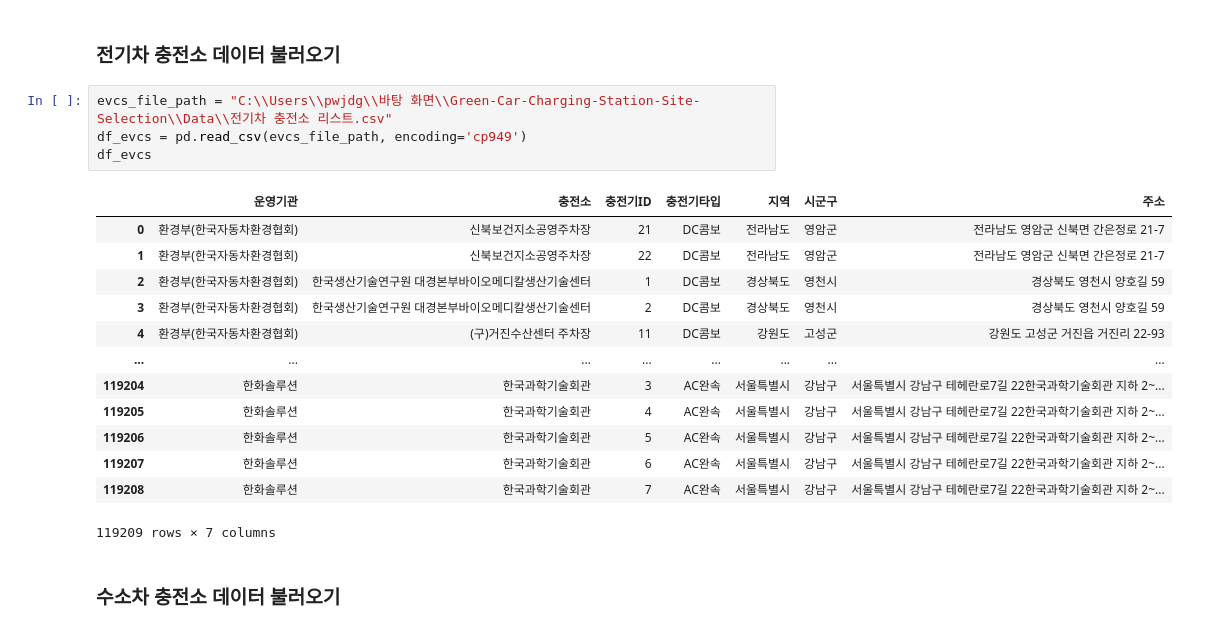
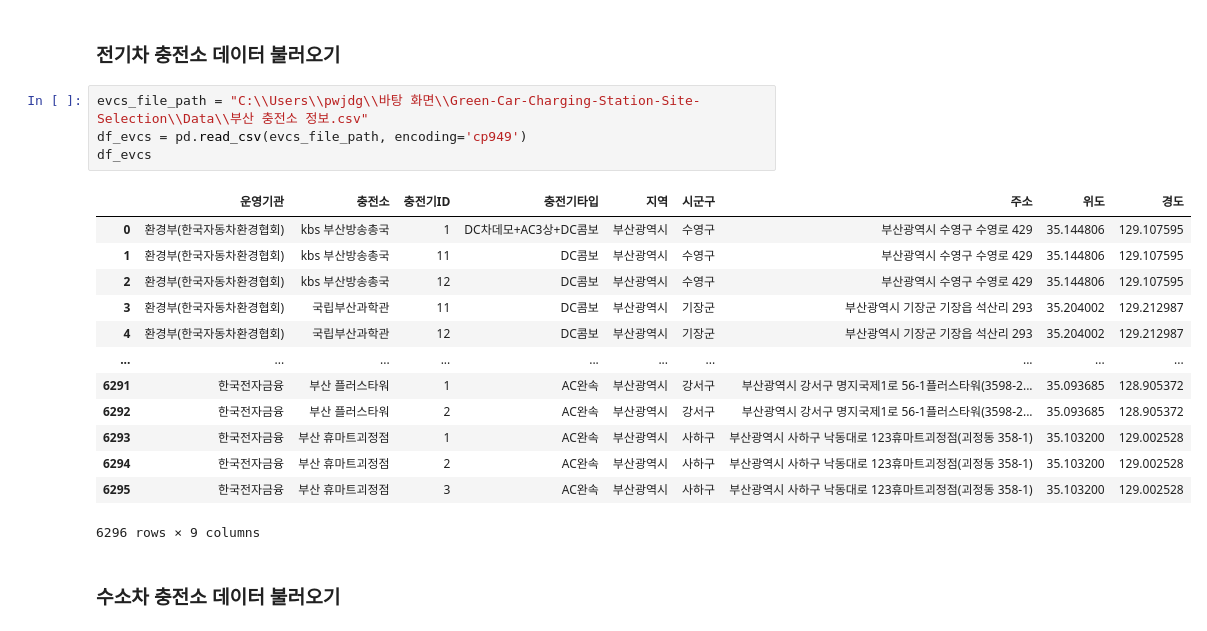
Before and after one commit to jhparkland/Green-Car-Charging-Station-Site-Selection, a Jupyter notebook: Notebook/GVCS/GVCS.ipynb, the cells around one changed output. Drawn from its saved outputs; the diff is of its cells as text.

```diff
--- a/Notebook/GVCS/GVCS.ipynb
+++ b/Notebook/GVCS/GVCS.ipynb
@@ -570,23 +570,23 @@ busan_people_describe
 # %% [markdown]
 ### 전기차 충전소 데이터 불러오기
 # %%
-evcs_file_path = "C:\\Users\\pwjdg\\바탕 화면\\Green-Car-Charging-Station-Site-Selection\\Data\\전기차 충전소 리스트.csv"
+evcs_file_path = "C:\\Users\\pwjdg\\바탕 화면\\Green-Car-Charging-Station-Site-Selection\\Data\\부산 충전소 정보.csv"
 df_evcs = pd.read_csv(evcs_file_path, encoding='cp949')
 df_evcs
 # %% [output]
-|  | 운영기관 | 충전소 | 충전기ID | 충전기타입 | 지역 | 시군구 | 주소 |
-| 0 | 환경부(한국자동차환경협회) | 신북보건지소공영주차장 | 21 | DC콤보 | 전라남도 | 영암군 | 전라남도 영암군 신북면 간은정로 21-7 |
-| 1 | 환경부(한국자동차환경협회) | 신북보건지소공영주차장 | 22 | DC콤보 | 전라남도 | 영암군 | 전라남도 영암군 신북면 간은정로 21-7 |
-| 2 | 환경부(한국자동차환경협회) | 한국생산기술연구원 대경본부바이오메디칼생산기술센터 | 1 | DC콤보 | 경상북도 | 영천시 | 경상북도 영천시 양호길 59 |
-| 3 | 환경부(한국자동차환경협회) | 한국생산기술연구원 대경본부바이오메디칼생산기술센터 | 2 | DC콤보 | 경상북도 | 영천시 | 경상북도 영천시 양호길 59 |
-| 4 | 환경부(한국자동차환경협회) | (구)거진수산센터 주차장 | 11 | DC콤보 | 강원도 | 고성군 | 강원도 고성군 거진읍 거진리 22-93 |
-| ... | ... | ... | ... | ... | ... | ... | ... |
-| 119204 | 한화솔루션 | 한국과학기술회관 | 3 | AC완속 | 서울특별시 | 강남구 | 서울특별시 강남구 테헤란로7길 22한국과학기술회관 지하 2~... |
-| 119205 | 한화솔루션 | 한국과학기술회관 | 4 | AC완속 | 서울특별시 | 강남구 | 서울특별시 강남구 테헤란로7길 22한국과학기술회관 지하 2~... |
-| 119206 | 한화솔루션 | 한국과학기술회관 | 5 | AC완속 | 서울특별시 | 강남구 | 서울특별시 강남구 테헤란로7길 22한국과학기술회관 지하 2~... |
-| 119207 | 한화솔루션 | 한국과학기술회관 | 6 | AC완속 | 서울특별시 | 강남구 | 서울특별시 강남구 테헤란로7길 22한국과학기술회관 지하 2~... |
-| 119208 | 한화솔루션 | 한국과학기술회관 | 7 | AC완속 | 서울특별시 | 강남구 | 서울특별시 강남구 테헤란로7길 22한국과학기술회관 지하 2~... |
+|  | 운영기관 | 충전소 | 충전기ID | 충전기타입 | 지역 | 시군구 | 주소 | 위도 | 경도 |
+| 0 | 환경부(한국자동차환경협회) | kbs 부산방송총국 | 1 | DC차데모+AC3상+DC콤보 | 부산광역시 | 수영구 | 부산광역시 수영구 수영로 429 | 35.144806 | 129.107595 |
+| 1 | 환경부(한국자동차환경협회) | kbs 부산방송총국 | 11 | DC콤보 | 부산광역시 | 수영구 | 부산광역시 수영구 수영로 429 | 35.144806 | 129.107595 |
+| 2 | 환경부(한국자동차환경협회) | kbs 부산방송총국 | 12 | DC콤보 | 부산광역시 | 수영구 | 부산광역시 수영구 수영로 429 | 35.144806 | 129.107595 |
+| 3 | 환경부(한국자동차환경협회) | 국립부산과학관 | 11 | DC콤보 | 부산광역시 | 기장군 | 부산광역시 기장군 기장읍 석산리 293 | 35.204002 | 129.212987 |
+| 4 | 환경부(한국자동차환경협회) | 국립부산과학관 | 12 | DC콤보 | 부산광역시 | 기장군 | 부산광역시 기장군 기장읍 석산리 293 | 35.204002 | 129.212987 |
+| ... | ... | ... | ... | ... | ... | ... | ... | ... | ... |
+| 6291 | 한국전자금융 | 부산 플러스타워 | 1 | AC완속 | 부산광역시 | 강서구 | 부산광역시 강서구 명지국제1로 56-1플러스타워(3598-2... | 35.093685 | 128.905372 |
+| 6292 | 한국전자금융 | 부산 플러스타워 | 2 | AC완속 | 부산광역시 | 강서구 | 부산광역시 강서구 명지국제1로 56-1플러스타워(3598-2... | 35.093685 | 128.905372 |
+| 6293 | 한국전자금융 | 부산 휴마트괴정점 | 1 | AC완속 | 부산광역시 | 사하구 | 부산광역시 사하구 낙동대로 123휴마트괴정점(괴정동 358-1) | 35.103200 | 129.002528 |
+| 6294 | 한국전자금융 | 부산 휴마트괴정점 | 2 | AC완속 | 부산광역시 | 사하구 | 부산광역시 사하구 낙동대로 123휴마트괴정점(괴정동 358-1) | 35.103200 | 129.002528 |
+| 6295 | 한국전자금융 | 부산 휴마트괴정점 | 3 | AC완속 | 부산광역시 | 사하구 | 부산광역시 사하구 낙동대로 123휴마트괴정점(괴정동 358-1) | 35.103200 | 129.002528 |
-119209 rows × 7 columns
+6296 rows × 9 columns
 # %% [markdown]
 ### 수소차 충전소 데이터 불러오기
 # %%
```
